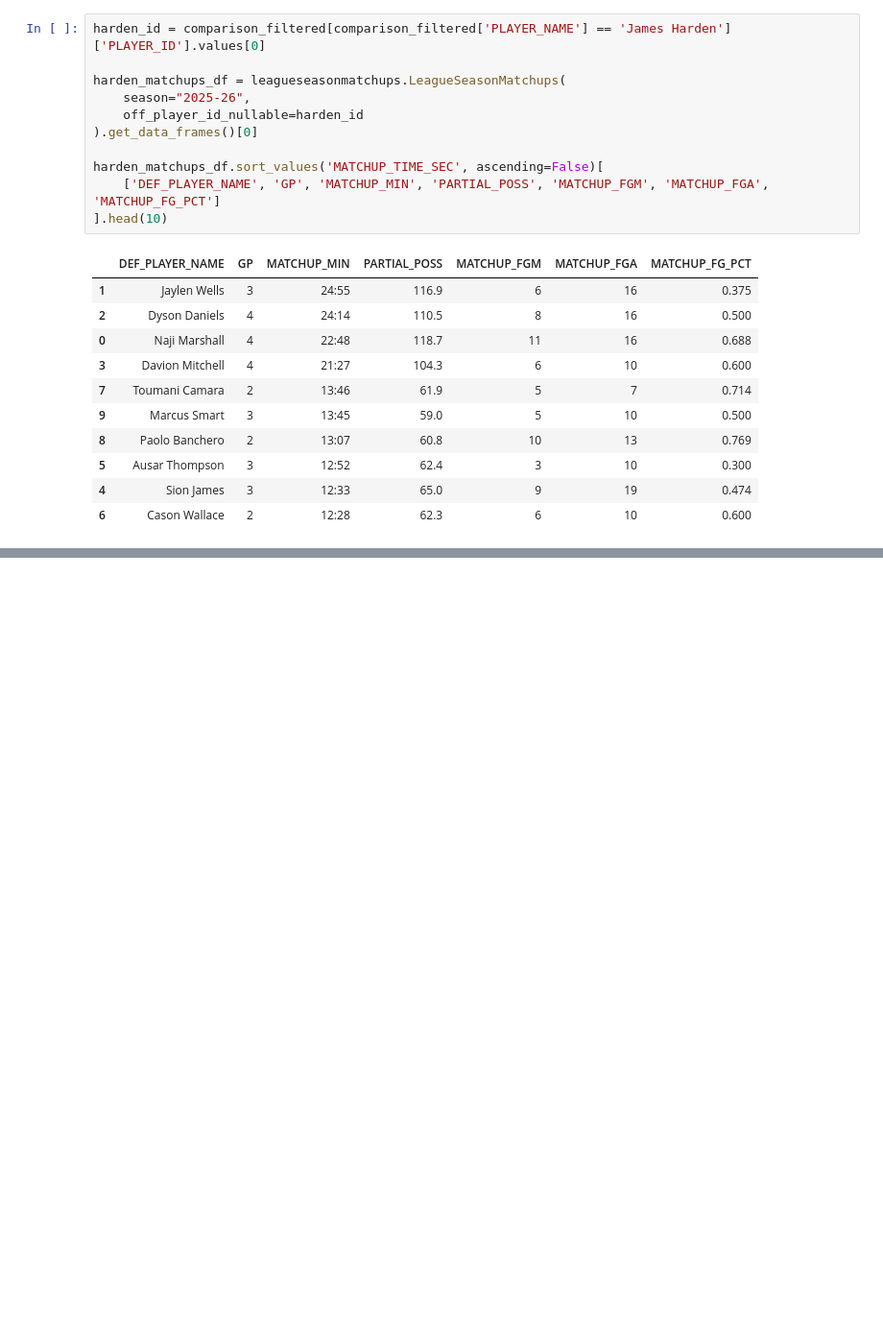
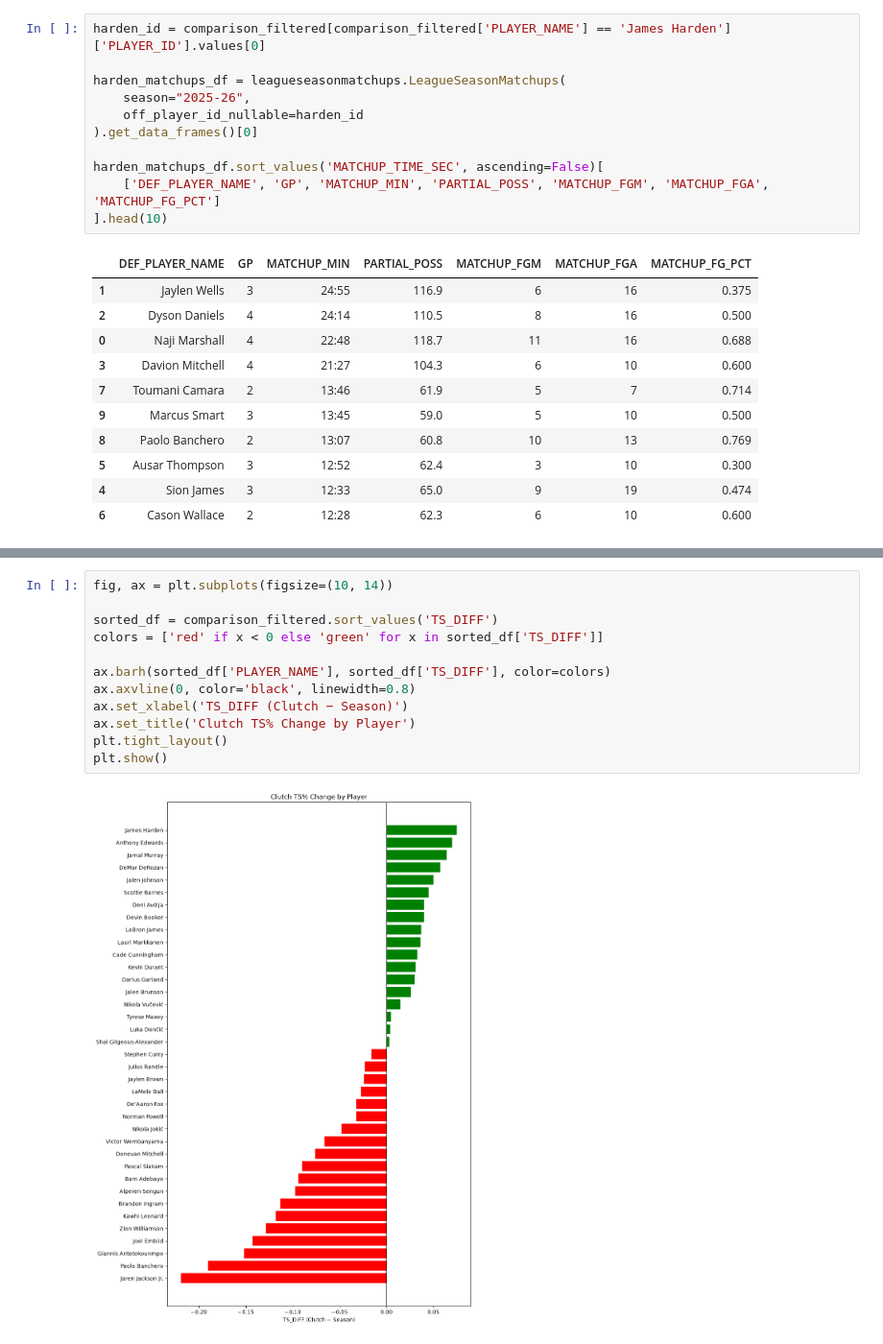
Before and after one commit to DanielBubalo/nba-clutch-reputation-data, a Jupyter notebook: Deliverables/nba_profiling_data.ipynb, the cells around one changed output, grey strips where cells are left out. Shown at 96% size. Drawn from its saved outputs; the diff is of its cells as text; blank space fills up the shorter version.

```diff
--- a/Deliverables/nba_profiling_data.ipynb
+++ b/Deliverables/nba_profiling_data.ipynb
@@ -660,0 +666,14 @@ harden_matchups_df.sort_values('MATCHUP_TIME_SEC', ascending=False)[
+# %%
+fig, ax = plt.subplots(figsize=(10, 14))
+
+sorted_df = comparison_filtered.sort_values('TS_DIFF')
+colors = ['red' if x < 0 else 'green' for x in sorted_df['TS_DIFF']]
+
+ax.barh(sorted_df['PLAYER_NAME'], sorted_df['TS_DIFF'], color=colors)
+ax.axvline(0, color='black', linewidth=0.8)
+ax.set_xlabel('TS_DIFF (Clutch − Season)')
+ax.set_title('Clutch TS% Change by Player')
+plt.tight_layout()
+plt.show()
+# %% [output]
+[figure, added]
```
Also changed, not shown: parts of 19 cells of this notebook, 3 other files.
